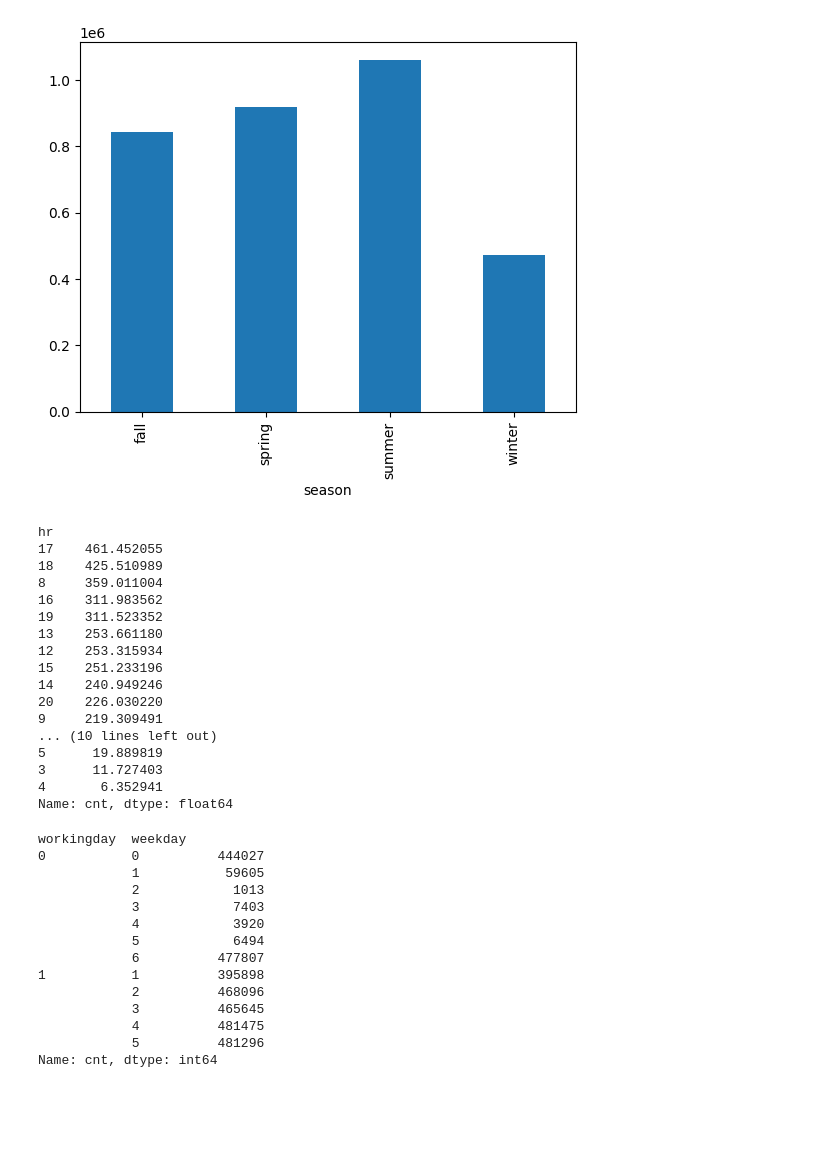
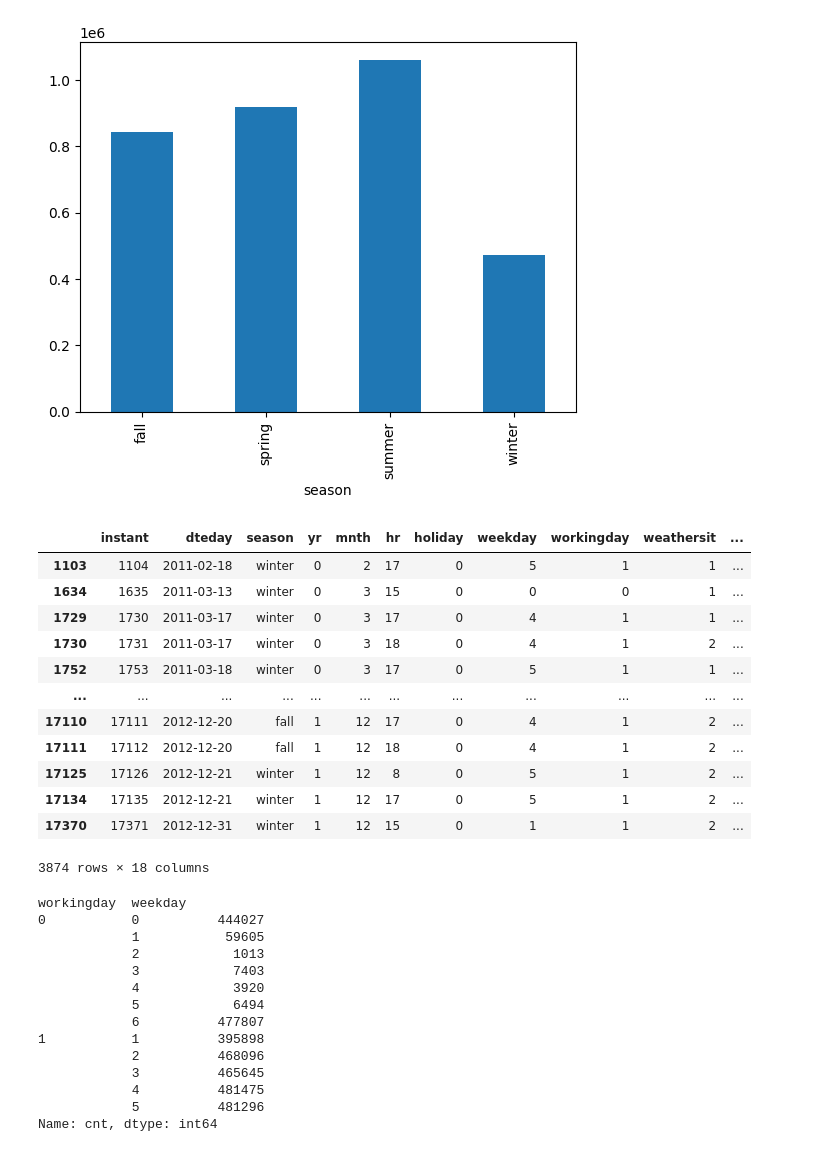
Before and after one commit to vrpperez7/Mod-4-Project, a Jupyter notebook: notebooks/Untitled-1.ipynb, the cells around one changed output. Cells and saved outputs as stored; diff of their text form; code cells hidden in the pictures; blank space fills up the shorter version.

```diff
--- a/notebooks/Untitled-1.ipynb
+++ b/notebooks/Untitled-1.ipynb
@@ -92,28 +92,30 @@ df.groupby('season')['cnt'].sum().plot(kind='bar')
 # %%
 ### QUICK EDA to find hour vs count (most frequent hours ppl use bikes)
 
 #EDA to find the highest average of bike usage by hour
 df.groupby('hr')['cnt'].mean().sort_values(ascending=False)
 #--shows us 17,18, and 8 has highest,
 #-- 5 hours above 300 count mean
+
+
+
+#after more EDA, there are no 'cnt' = 0, 7035 less than or equal to 100,  3749 100 < 'cnt' <= 200, 2740 200 < 'cnt' <= 300,  3874 'cnt' > 301
+#the days that have the least values, are because of natural disasters and snow days
+df[(df['cnt'] > 301)]
 # %% [output]
+|  | instant | dteday | season | yr | mnth | hr | holiday | weekday | workingday | weathersit | ... |
+| 1103 | 1104 | 2011-02-18 | winter | 0 | 2 | 17 | 0 | 5 | 1 | 1 | ... |
+| 1634 | 1635 | 2011-03-13 | winter | 0 | 3 | 15 | 0 | 0 | 0 | 1 | ... |
+| 1729 | 1730 | 2011-03-17 | winter | 0 | 3 | 17 | 0 | 4 | 1 | 1 | ... |
+| 1730 | 1731 | 2011-03-17 | winter | 0 | 3 | 18 | 0 | 4 | 1 | 2 | ... |
+| 1752 | 1753 | 2011-03-18 | winter | 0 | 3 | 17 | 0 | 5 | 1 | 1 | ... |
+| ... | ... | ... | ... | ... | ... | ... | ... | ... | ... | ... | ... |
+| 17110 | 17111 | 2012-12-20 | fall | 1 | 12 | 17 | 0 | 4 | 1 | 2 | ... |
+| 17111 | 17112 | 2012-12-20 | fall | 1 | 12 | 18 | 0 | 4 | 1 | 2 | ... |
+| 17125 | 17126 | 2012-12-21 | winter | 1 | 12 | 8 | 0 | 5 | 1 | 2 | ... |
+| 17134 | 17135 | 2012-12-21 | winter | 1 | 12 | 17 | 0 | 5 | 1 | 2 | ... |
+| 17370 | 17371 | 2012-12-31 | winter | 1 | 12 | 15 | 0 | 1 | 1 | 2 | ... |
-hr
-17    461.452055
-18    425.510989
-8     359.011004
-16    311.983562
-19    311.523352
-13    253.661180
-12    253.315934
-15    251.233196
-14    240.949246
-20    226.030220
-9     219.309491
-... (10 lines left out)
-5      19.889819
-3      11.727403
-4       6.352941
-Name: cnt, dtype: float64
+3874 rows × 18 columns
 # %%
 hourcount = df[['hr','cnt']]
 
```
Also changed, not shown: parts of 8 cells of this notebook.
